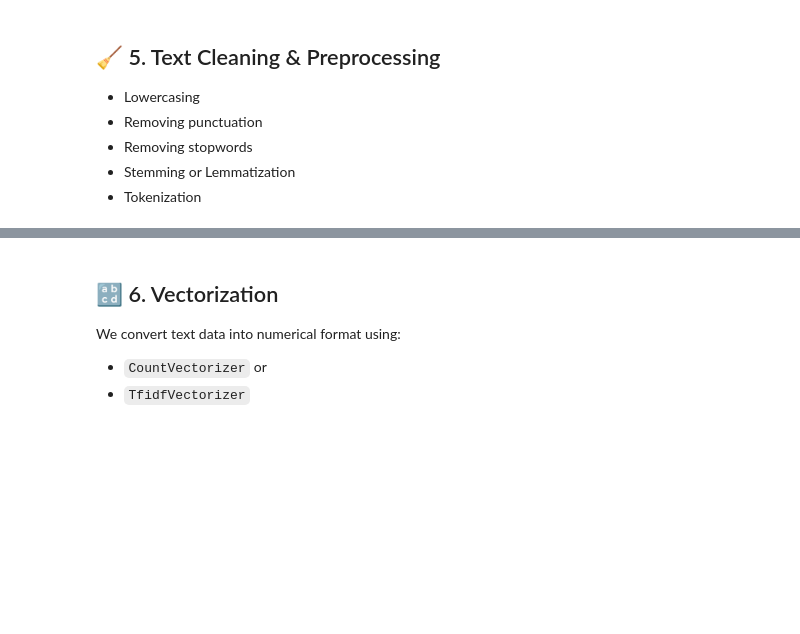
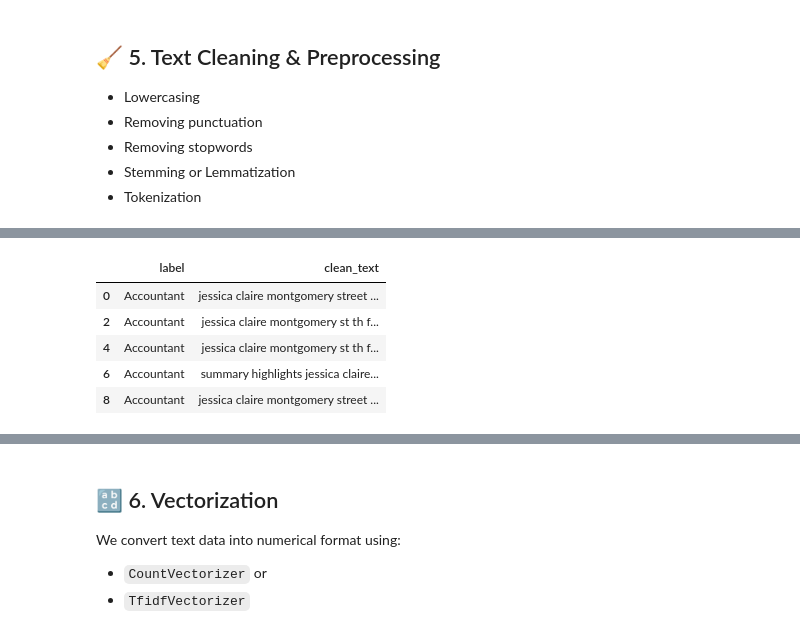
Before and after one commit to Edelan89/Resume_Classifier_with_NLP, a Jupyter notebook: Resume_Classifier_with_NLP.ipynb, the cells around one changed output, grey strips where cells are left out. Drawn from its saved outputs; the diff is of its cells as text; code cells hidden in the pictures; blank space fills up the shorter version.

```diff
--- a/Resume_Classifier_with_NLP.ipynb
+++ b/Resume_Classifier_with_NLP.ipynb
@@ -248,3 +286,38 @@ ModuleNotFoundError: No module named 'docx'
 - Removing stopwords
 - Stemming or Lemmatization
 - Tokenization
+# %%
+!pip install nltk
+
+import pandas as pd
+import re
+import string
+import nltk
+from nltk.corpus import stopwords
+
+# Download stopwords, if not already present
+nltk.download('stopwords')
+
+# English stopwords
+stop_words = set(stopwords.words('english'))
+
+def clean_text(text):
+    # Lowercase
+    text = text.lower()
+    # Remove punctuation
+    text = text.translate(str.maketrans("","", string.punctuation))
+    # Remove numbers
+    text = re.sub(r'\d+', '', text)
+    # Remove extra spaces
+    text = re.sub(r'\s+', ' ', text).strip()
+    # Remove stopwords
+    words = text.split()
+    words = [word for word in words if word not in stop_words]
+    return ' '.join(words)
+
+# Apply cleaning for the "text" column
+df['clean_text'] = df['text'].apply(clean_text)
+
+# Show some cleaned text samples
+df[['label', 'clean_text']].head(5)
+# %% [output]
@@ -250,0 +333,6 @@ ModuleNotFoundError: No module named 'docx'
+|  | label | clean_text |
+| 0 | Accountant | jessica claire montgomery street ... |
+| 2 | Accountant | jessica claire montgomery st th f... |
+| 4 | Accountant | jessica claire montgomery st th f... |
+| 6 | Accountant | summary highlights jessica claire... |
+| 8 | Accountant | jessica claire montgomery street ... |
```
Also changed, not shown: parts of 6 cells of this notebook.
